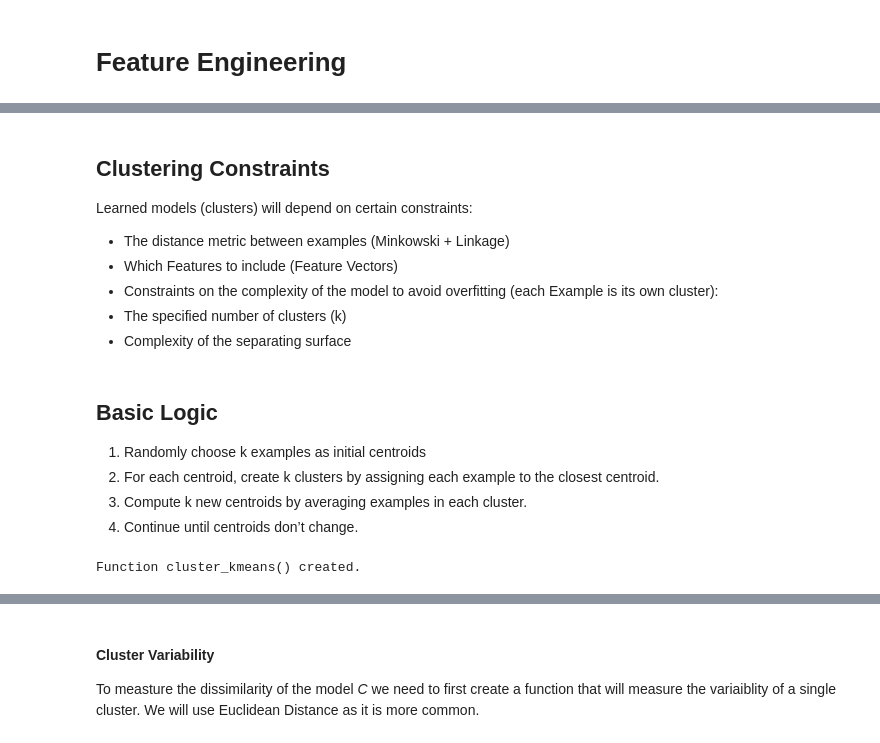
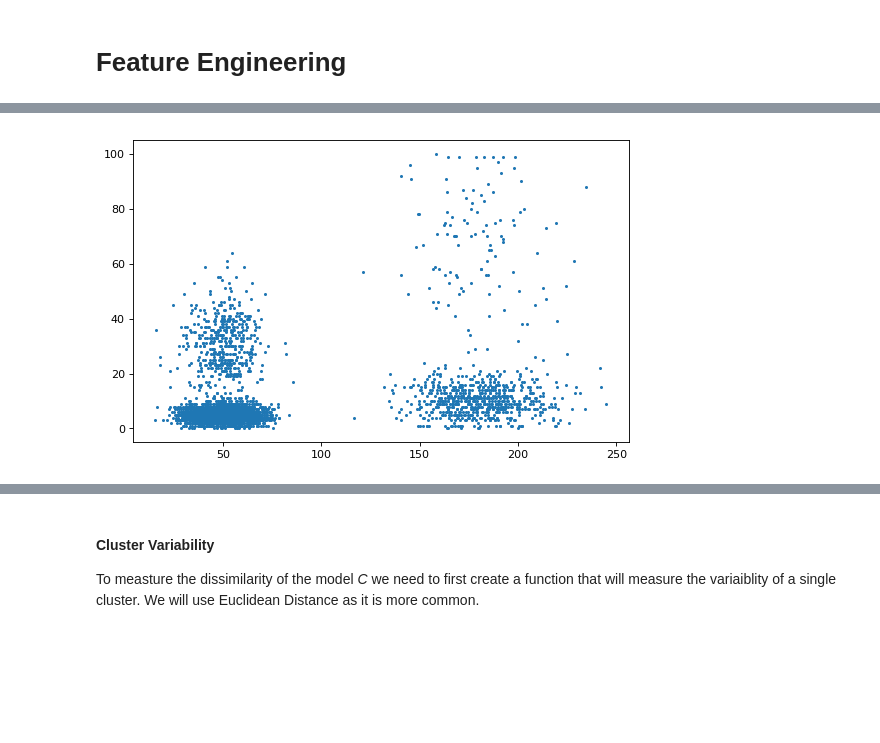
Before and after one commit to harperd/machine-learning, a Jupyter notebook: clustering-kmeans.ipynb, the cells around one changed output, grey strips where cells are left out. Saved outputs shown, nothing was run; the diff lists cells and outputs as text; code cells hidden in the pictures; blank space fills up the shorter version.

```diff
--- a/clustering-kmeans.ipynb
+++ b/clustering-kmeans.ipynb
@@ -96,46 +165,6 @@ Clustering, in Machine Learning, is the assignment of a set of *observations* in
-# %% [markdown]
-## Clustering Constraints
-
-Learned models (clusters) will depend on certain constraints:
-
-- The distance metric between examples (Minkowski + Linkage)
-- Which Features to include (Feature Vectors)
-- Constraints on the complexity of the model to avoid overfitting (each Example is its own cluster):
-- The specified number of clusters (k)
-- Complexity of the separating surface
-# %% [markdown]
-## Basic Logic
-
-1. Randomly choose k examples as initial centroids
-2. For each centroid, create k clusters by assigning each example to the closest centroid.
-3. Compute k new centroids by averaging examples in each cluster.
-4. Continue until centroids don’t change.
-# %%
-# Function for K-Means clustering used in the following sections.
-def cluster_kmeans(df, k):
-    predictor = KMeans(
-        #
-        # KMeans Hyperparameters
-        #
-
-        # The number of clusters to form as well as the number of centroids to generate.
-        n_clusters = k,
-        # Method for initialization, defaults to ‘k-means++’:
-        # ‘k-means++’: selects initial cluster centers for k-mean clustering in a smart way to
-        #              speed up convergence.
-        # ‘random’: choose k observations (rows) at random from data for the initial centroids.
-        init = 'k-means++',
-        # Maximum number of iterations of the k-means algorithm for a single run.
-        max_iter = 300,
-        # Number of time the k-means algorithm will be run with different centroid seeds.
-        # The final results will be the best output of n_init consecutive runs in terms of inertia.
-        n_init = 10,
-        # Determines random number generation for centroid initialization. Use an int to
-        # make the randomness deterministic.
-        random_state = 0)
-    # Compute k-means clustering.
-    return predictor.fit(df)
-
-print("Function cluster_kmeans() created.")
-# %% [output]
-Function cluster_kmeans() created.
+# %%
+df_fixed = df_raw.drop('Driver_ID', axis = 1)
+# %%
+show_scatter_plot(df_fixed)
+# %% [output]
+[figure, added]
```
Also changed, not shown: parts of 16 cells of this notebook, 1 other file.
